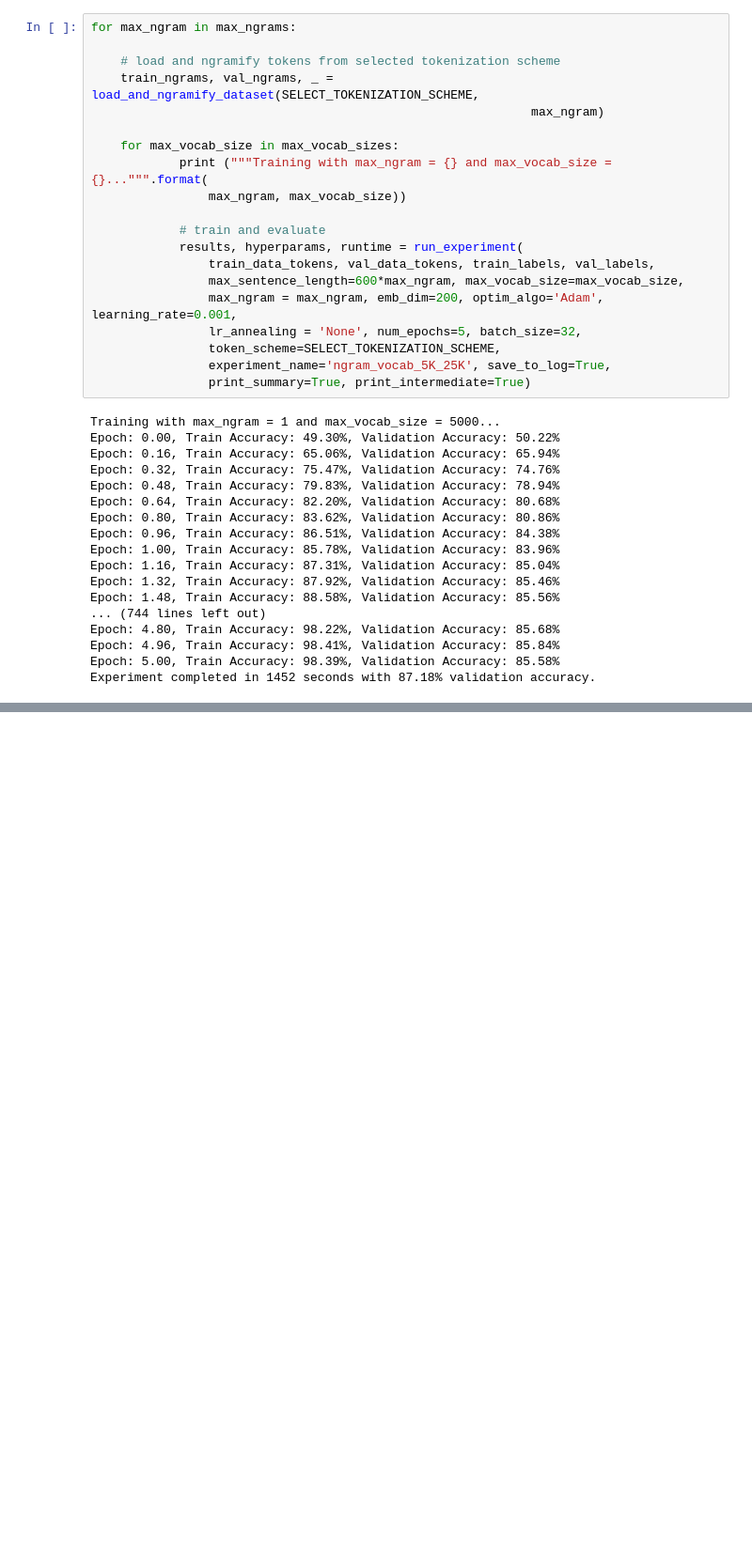
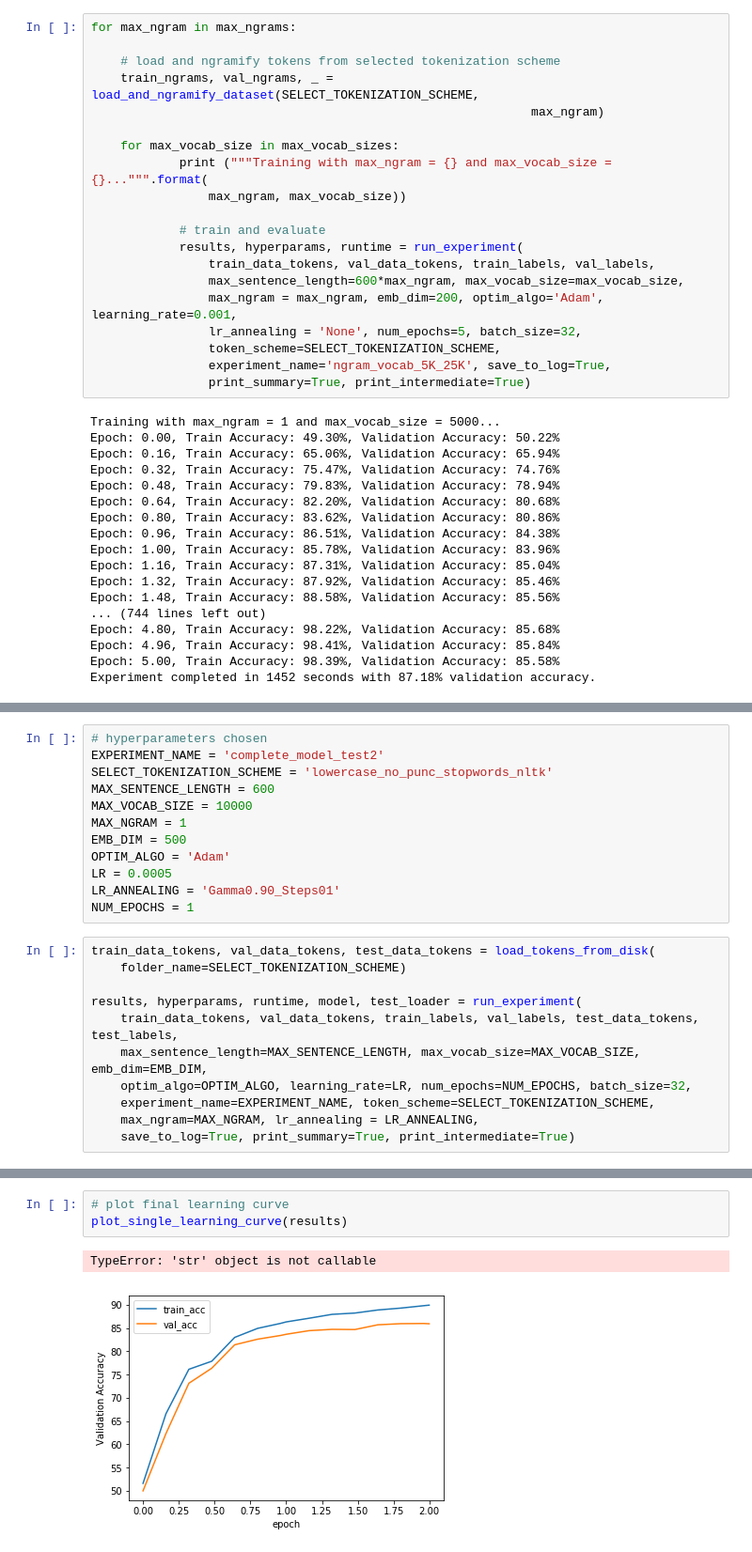
Before and after one commit to nyjgary/nlp-sentiment-analysis, a Jupyter notebook: nlp-sentiment-analysis.ipynb, the cells around one changed output, grey strips where cells are left out. Shown: that part at 94% size. Saved outputs shown, nothing was run; the diff lists cells and outputs as text; blank space fills up the shorter version.

Commit message:
Return model and test_loader in run_experiment function

```diff
--- a/nlp-sentiment-analysis.ipynb
+++ b/nlp-sentiment-analysis.ipynb
@@ -1244,0 +1086,23 @@ Finished: Results saved to experiment_results/optim_hyperparameter_experiments_2
+# %%
+# hyperparameters chosen
+EXPERIMENT_NAME = 'complete_model_test2'
+SELECT_TOKENIZATION_SCHEME = 'lowercase_no_punc_stopwords_nltk'
+MAX_SENTENCE_LENGTH = 600
+MAX_VOCAB_SIZE = 10000
+MAX_NGRAM = 1
+EMB_DIM = 500
+OPTIM_ALGO = 'Adam'
+LR = 0.0005
+LR_ANNEALING = 'Gamma0.90_Steps01'
+NUM_EPOCHS = 1
+# %%
+train_data_tokens, val_data_tokens, test_data_tokens = load_tokens_from_disk(
+    folder_name=SELECT_TOKENIZATION_SCHEME)
+
+results, hyperparams, runtime, model, test_loader = run_experiment(
+    train_data_tokens, val_data_tokens, train_labels, val_labels, test_data_tokens, test_labels,
+    max_sentence_length=MAX_SENTENCE_LENGTH, max_vocab_size=MAX_VOCAB_SIZE, emb_dim=EMB_DIM,
+    optim_algo=OPTIM_ALGO, learning_rate=LR, num_epochs=NUM_EPOCHS, batch_size=32,
+    experiment_name=EXPERIMENT_NAME, token_scheme=SELECT_TOKENIZATION_SCHEME,
+    max_ngram=MAX_NGRAM, lr_annealing = LR_ANNEALING,
+    save_to_log=True, print_summary=True, print_intermediate=True)
@@ -1244,0 +1119,6 @@ Finished: Results saved to experiment_results/optim_hyperparameter_experiments_2
+# %%
+# plot final learning curve
+plot_single_learning_curve(results)
+# %% [output]
+TypeError: 'str' object is not callable
+[figure, added]
```
Also changed, not shown: parts of 18 cells of this notebook.
